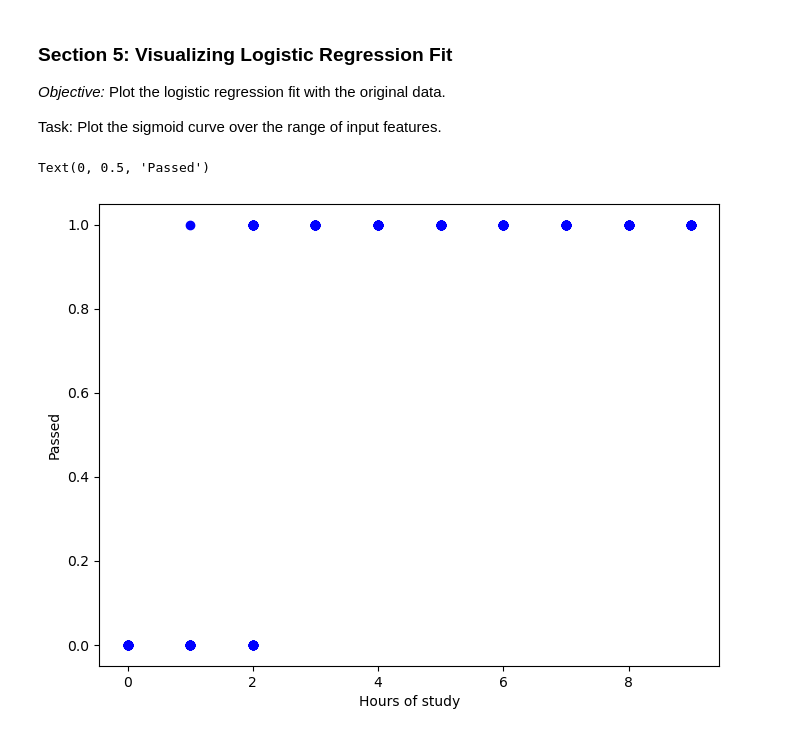
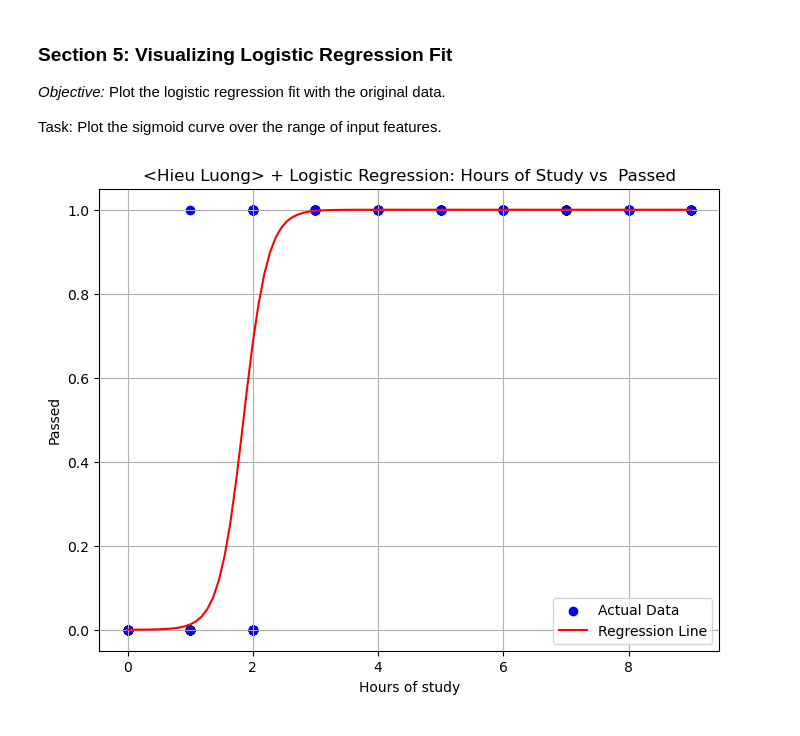
Before and after one commit to HoweyLuong/lab2_CS457, a Jupyter notebook: lab2.ipynb, the cells around one changed output. Saved outputs shown, nothing was run; the diff lists cells and outputs as text; code cells hidden in the pictures.

```diff
--- a/lab2.ipynb
+++ b/lab2.ipynb
@@ -83,10 +79,6 @@ print(model.coef_)
 # %%
 # Your code for linear regression model
 
-# Manually write cost function & gradient descent
-
-# Reshape X to include a bias term (column of ones for the intercept) by np.column_stack
-# your code
 X = np.column_stack((np.ones(X.shape[0]),X))
 # Define the cost function for linear regression
 def compute_cost(X, y, theta):
@@ -105,7 +97,21 @@ def compute_cost(X, y, theta):
 # Define the gradient descent function
 def gradient_descent(X, y, alpha, iterations):
     """
-    Perform gradient descent to minimize the cost function.
+    Perform gradient descent to minimize the cost function and find the optimal parameters.
+
+    X: ndarray
+        Input feature matrix, where rows are samples and columns are features.
+    y: ndarray
+        Target values corresponding to the input data.
+    alpha: float
+        Learning rate to control the step size of parameter updates.
+    iterations: int
+        Number of iterations to run gradient descent.
+
+    Returns:
+    theta: ndarray
+        Optimized parameters for the linear model
+
     """
 
     theta = np.zeros(2)  # Initialize theta (matching number of features)
@@ -115,13 +121,13 @@ def gradient_descent(X, y, alpha, iterations):
 
     # Iterate to update theta with iterations
     for i in range(iterations):
+        # Update theta[0] (intercept term) using the gradient of the cost function
         t0 = theta[0] - (alpha /m) * np.sum(np.dot(X, theta)-y)
+         # Update theta[1] (slope term) using the gradient of the cost function
 
         t1 = theta[1] - (alpha/m) * np.sum((np.dot(X, theta) - y) * X[:,1])
+         # Update theta as a new array with the computed values
         theta = np.array([t0,t1])
-    # your code
-
-
     return theta
 
 
@@ -390,28 +425,25 @@ Accuracy: 90.0 %
 
 Task: Plot the sigmoid curve over the range of input features.
 # %%
-# Plot the data and regression line
-# You need to use scatter chart to Visualize the input dataset X & y
-# Your chart should plot the regression line using theta_optimal predictions
-# Your chart need to label the x-axis, y-axis and title
-# Your chart should use grid
-# Please add your name to the graph title
+
+
+#Use the scatter chart to visuallized the input dataset X and y
 plt.figure(figsize=(8,6))
 plt.scatter(X,y, color = 'blue', label='Actual Data')
 X_values = np.linspace(X.min(), X.max(),100)
 X_values_bias = np.column_stack((np.ones(len(X_values)), X_values))
 dec = sigmoid(X_values_bias.dot(optimal_theta))
-plt.plot(X_values, dec, color = 'red',label='Regression Line'0
+plt.plot(X_values, dec, color = 'red',label='Regression Line')
 
 
 
-
+#Use the label for that and the tittle
 plt.xlabel("Hours of study")
 plt.ylabel("Passed")
 plt.title('<Hieu Luong> + Logistic Regression: Hours of Study vs  Passed')
+#Show the legend and the grid
 plt.legend()
 plt.grid()
 plt.show()
 # %% [output]
-Text(0, 0.5, 'Passed')
-[figure, old version]
+[figure, new version]
```
Also changed, not shown: parts of 11 cells of this notebook.
